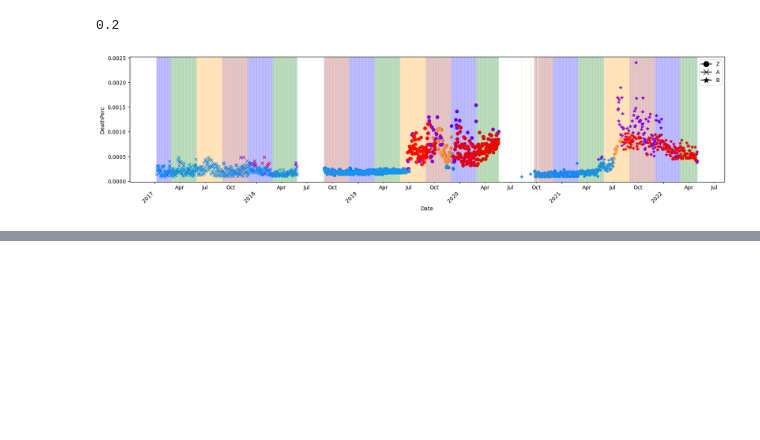
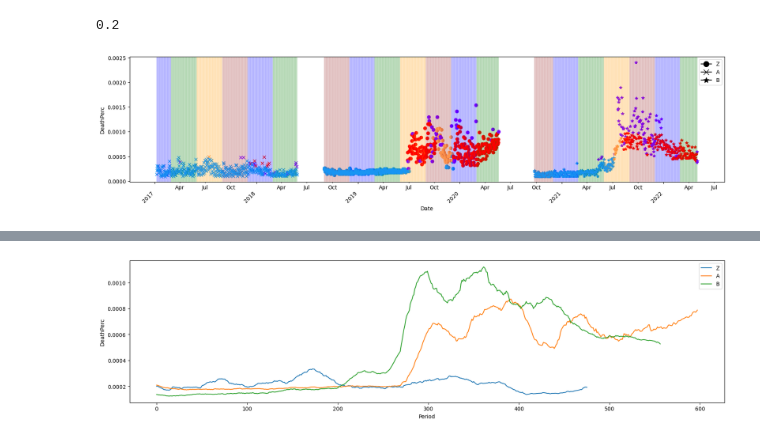
Before and after one commit to CanaliDavide/DASA--Project, a Jupyter notebook: Comparison/Comparison_z_ab.ipynb, the cells around one changed output, grey strips where cells are left out. Saved outputs shown, nothing was run; the diff lists cells and outputs as text; code cells hidden in the pictures; blank space fills up the shorter version.

```diff
--- a/Comparison/Comparison_z_ab.ipynb
+++ b/Comparison/Comparison_z_ab.ipynb
@@ -290,0 +339,4 @@ plt.show()
+# %%
+compareDifferentCycles([cycleZ,cycleA,cycleB], "DeathPerc")
+# %% [output]
+[figure, added]
```
Also changed, not shown: parts of 7 cells of this notebook, 12 other files.
